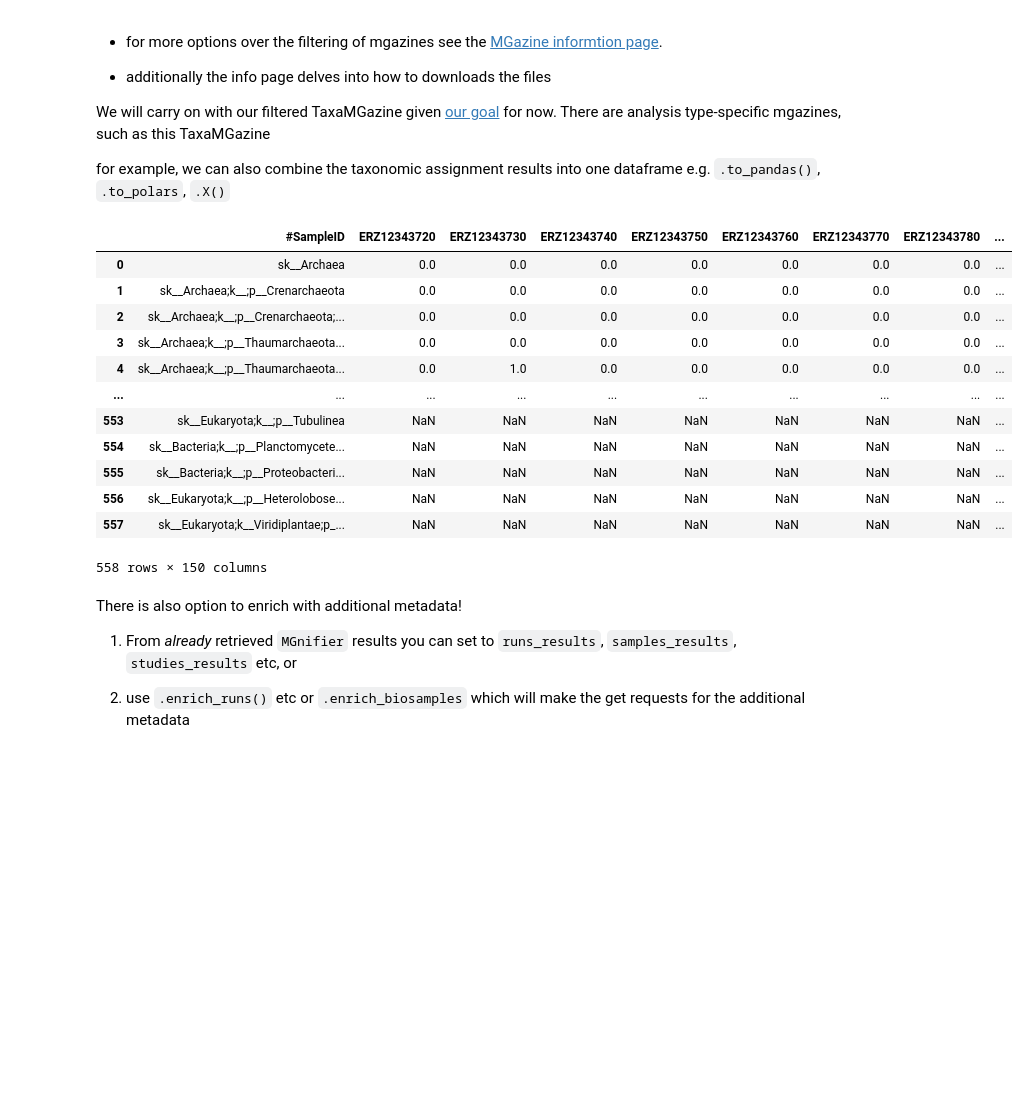
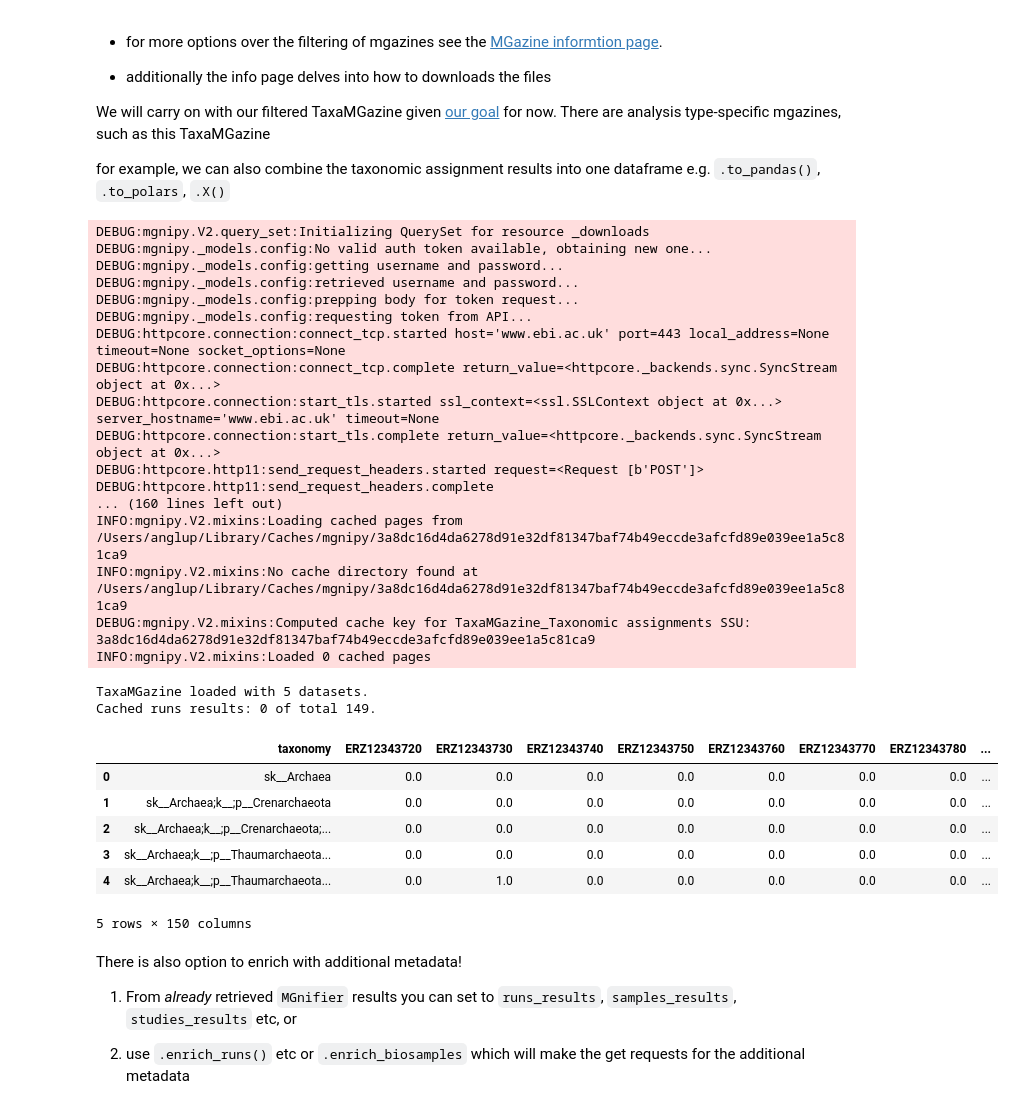
Before and after one commit to EBI-Metagenomics/mgnipy, a Jupyter notebook: docs/notebooks/getting-started/4_downloading_data.ipynb, the cells around one changed output. Drawn from its saved outputs; the diff is of its cells as text; code cells hidden in the pictures; blank space fills up the shorter version.

```diff
--- a/docs/notebooks/getting-started/4_downloading_data.ipynb
+++ b/docs/notebooks/getting-started/4_downloading_data.ipynb
@@ -63,7 +63,9 @@ for _ in range(
 from mgnipy import MGnipy
 
 # 1. init with default config
-MG = MGnipy()
+MG = MGnipy(
+    #cache_dir="downloads"
+)
 
 # 2.a) setup studies mgnifier (build queries)
 tomato_studies = MG.studies(
@@ -177,21 +209,37 @@ We will carry on with our filtered TaxaMGazine given [our goal](#-the-goal-retri
 
 for example, we can also combine the taxonomic assignment results into one dataframe e.g. `.to_pandas()`, `.to_polars`, `.X()`
 # %%
-ssu.to_pandas()
+# first loading
+ssu.load()
+
+ssu.to_pandas().head()
 # %% [output]
+DEBUG:mgnipy.V2.query_set:Initializing QuerySet for resource _downloads
+DEBUG:mgnipy._models.config:No valid auth token available, obtaining new one...
+DEBUG:mgnipy._models.config:getting username and password...
+DEBUG:mgnipy._models.config:retrieved username and password...
+DEBUG:mgnipy._models.config:prepping body for token request...
+DEBUG:mgnipy._models.config:requesting token from API...
+DEBUG:httpcore.connection:connect_tcp.started host='www.ebi.ac.uk' port=443 local_address=None timeout=None socket_options=None
+DEBUG:httpcore.connection:connect_tcp.complete return_value=<httpcore._backends.sync.SyncStream object at 0x...>
+DEBUG:httpcore.connection:start_tls.started ssl_context=<ssl.SSLContext object at 0x...> server_hostname='www.ebi.ac.uk' timeout=None
+DEBUG:httpcore.connection:start_tls.complete return_value=<httpcore._backends.sync.SyncStream object at 0x...>
+DEBUG:httpcore.http11:send_request_headers.started request=<Request [b'POST']>
+DEBUG:httpcore.http11:send_request_headers.complete
+... (160 lines left out)
+INFO:mgnipy.V2.mixins:Loading cached pages from /Users/anglup/Library/Caches/mgnipy/3a8dc16d4da6278d91e32df81347baf74b49eccde3afcfd89e039ee1a5c81ca9
+INFO:mgnipy.V2.mixins:No cache directory found at /Users/anglup/Library/Caches/mgnipy/3a8dc16d4da6278d91e32df81347baf74b49eccde3afcfd89e039ee1a5c81ca9
+DEBUG:mgnipy.V2.mixins:Computed cache key for TaxaMGazine_Taxonomic assignments SSU: 3a8dc16d4da6278d91e32df81347baf74b49eccde3afcfd89e039ee1a5c81ca9
+INFO:mgnipy.V2.mixins:Loaded 0 cached pages
+TaxaMGazine loaded with 5 datasets.
+Cached runs results: 0 of total 149.
-|  | #SampleID | ERZ12343720 | ERZ12343730 | ERZ12343740 | ERZ12343750 | ERZ12343760 | ERZ12343770 | ERZ12343780 | ... |
+|  | taxonomy | ERZ12343720 | ERZ12343730 | ERZ12343740 | ERZ12343750 | ERZ12343760 | ERZ12343770 | ERZ12343780 | ... |
 | 0 | sk__Archaea | 0.0 | 0.0 | 0.0 | 0.0 | 0.0 | 0.0 | 0.0 | ... |
 | 1 | sk__Archaea;k__;p__Crenarchaeota | 0.0 | 0.0 | 0.0 | 0.0 | 0.0 | 0.0 | 0.0 | ... |
 | 2 | sk__Archaea;k__;p__Crenarchaeota;... | 0.0 | 0.0 | 0.0 | 0.0 | 0.0 | 0.0 | 0.0 | ... |
 | 3 | sk__Archaea;k__;p__Thaumarchaeota... | 0.0 | 0.0 | 0.0 | 0.0 | 0.0 | 0.0 | 0.0 | ... |
 | 4 | sk__Archaea;k__;p__Thaumarchaeota... | 0.0 | 1.0 | 0.0 | 0.0 | 0.0 | 0.0 | 0.0 | ... |
-| ... | ... | ... | ... | ... | ... | ... | ... | ... | ... |
-| 553 | sk__Eukaryota;k__;p__Tubulinea | NaN | NaN | NaN | NaN | NaN | NaN | NaN | ... |
-| 554 | sk__Bacteria;k__;p__Planctomycete... | NaN | NaN | NaN | NaN | NaN | NaN | NaN | ... |
-| 555 | sk__Bacteria;k__;p__Proteobacteri... | NaN | NaN | NaN | NaN | NaN | NaN | NaN | ... |
-| 556 | sk__Eukaryota;k__;p__Heterolobose... | NaN | NaN | NaN | NaN | NaN | NaN | NaN | ... |
-| 557 | sk__Eukaryota;k__Viridiplantae;p_... | NaN | NaN | NaN | NaN | NaN | NaN | NaN | ... |
-558 rows × 150 columns
+5 rows × 150 columns
 # %% [markdown]
 There is also option to enrich with additional metadata!
 
```
Also changed, not shown: parts of 6 cells of this notebook, 5 other files.
